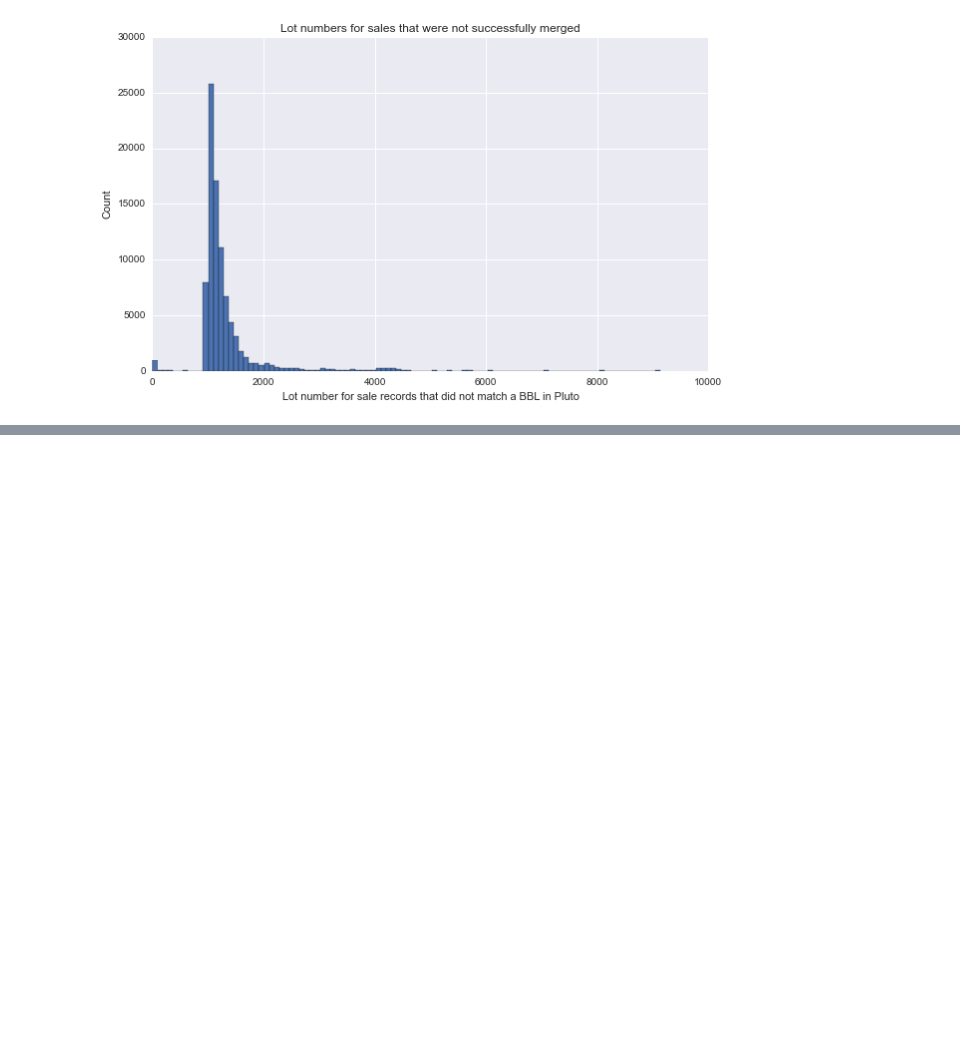
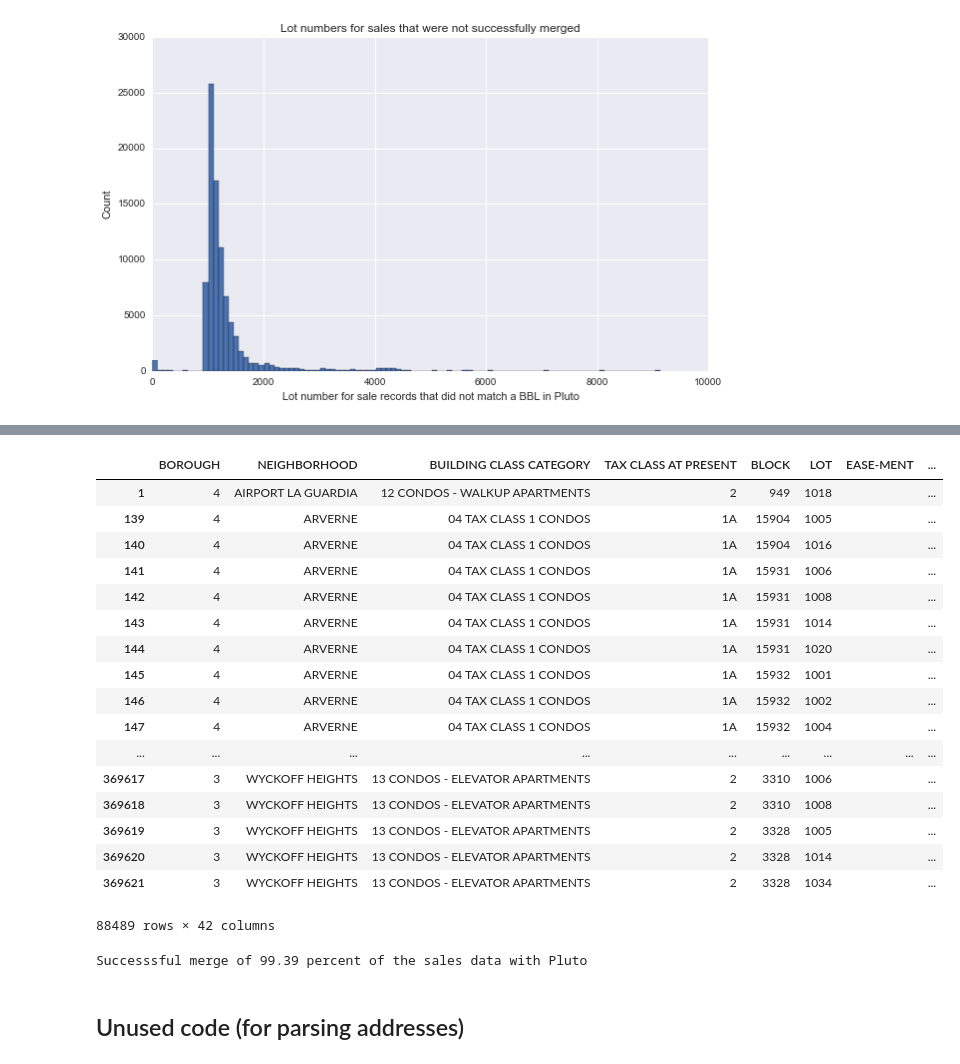
Before and after one commit to haonanz/DS-GA-1006-Project, a Jupyter notebook: data/merged_sales_pluto/Exploring_merge_of_pluto_and_sales.ipynb, the cells around one changed output, grey strips where cells are left out. Drawn from its saved outputs; the diff is of its cells as text; code cells hidden in the pictures; blank space fills up the shorter version.

Commit message:
Merge scripts for sales and pluto

```diff
--- a/data/merged_sales_pluto/Exploring_merge_of_pluto_and_sales.ipynb
+++ b/data/merged_sales_pluto/Exploring_merge_of_pluto_and_sales.ipynb
@@ -511,0 +244,3 @@ memory usage: 73.3+ MB
+# %%
+merge_on_billing_BBL = pd.merge(unmatched, condo_map, how='left', left_on=['BBL'], right_on=['unit_BBL'])
+merge_on_billing_BBL.info()
@@ -511,0 +265,3 @@ memory usage: 73.3+ MB
+# %%
+merged_with_pluto = pd.merge(merge_on_billing_BBL, pluto, how='left', left_on=['bill_BBL'], right_on=['BBL'])
+merged_with_pluto.info()
@@ -511,0 +288,4 @@ memory usage: 73.3+ MB
+# %%
+merged_with_pluto.drop(['unit_BBL','lo_BBL','bill_BBL'], axis=1, inplace=True)
+merged_with_pluto.rename(columns={'BBL_x': 'unit_BBL', 'BBL_y': 'Pluto_BBL'}, inplace=True)
+merged_with_pluto.info()
@@ -511,0 +310,24 @@ memory usage: 73.3+ MB
+# %%
+merged['Pluto_BBL'] = merged['BBL']
+merged.rename(columns={'BBL':'unit_BBL'}, inplace=True)
+# %%
+merged_with_pluto.set_index(merged.loc[merged['Block'].isnull(),:].index)
+# %% [output]
+|  | BOROUGH | NEIGHBORHOOD | BUILDING CLASS CATEGORY | TAX CLASS AT PRESENT | BLOCK | LOT | EASE-MENT | ... |
+| 1 | 4 | AIRPORT LA GUARDIA | 12 CONDOS - WALKUP APARTMENTS | 2 | 949 | 1018 |  | ... |
+| 139 | 4 | ARVERNE | 04 TAX CLASS 1 CONDOS | 1A | 15904 | 1005 |  | ... |
+| 140 | 4 | ARVERNE | 04 TAX CLASS 1 CONDOS | 1A | 15904 | 1016 |  | ... |
+| 141 | 4 | ARVERNE | 04 TAX CLASS 1 CONDOS | 1A | 15931 | 1006 |  | ... |
+| 142 | 4 | ARVERNE | 04 TAX CLASS 1 CONDOS | 1A | 15931 | 1008 |  | ... |
+| 143 | 4 | ARVERNE | 04 TAX CLASS 1 CONDOS | 1A | 15931 | 1014 |  | ... |
+| 144 | 4 | ARVERNE | 04 TAX CLASS 1 CONDOS | 1A | 15931 | 1020 |  | ... |
+| 145 | 4 | ARVERNE | 04 TAX CLASS 1 CONDOS | 1A | 15932 | 1001 |  | ... |
+| 146 | 4 | ARVERNE | 04 TAX CLASS 1 CONDOS | 1A | 15932 | 1002 |  | ... |
+| 147 | 4 | ARVERNE | 04 TAX CLASS 1 CONDOS | 1A | 15932 | 1004 |  | ... |
+| ... | ... | ... | ... | ... | ... | ... | ... | ... |
+| 369617 | 3 | WYCKOFF HEIGHTS | 13 CONDOS - ELEVATOR APARTMENTS | 2 | 3310 | 1006 |  | ... |
+| 369618 | 3 | WYCKOFF HEIGHTS | 13 CONDOS - ELEVATOR APARTMENTS | 2 | 3310 | 1008 |  | ... |
+| 369619 | 3 | WYCKOFF HEIGHTS | 13 CONDOS - ELEVATOR APARTMENTS | 2 | 3328 | 1005 |  | ... |
+| 369620 | 3 | WYCKOFF HEIGHTS | 13 CONDOS - ELEVATOR APARTMENTS | 2 | 3328 | 1014 |  | ... |
+| 369621 | 3 | WYCKOFF HEIGHTS | 13 CONDOS - ELEVATOR APARTMENTS | 2 | 3328 | 1034 |  | ... |
+88489 rows × 42 columns
@@ -512,3 +336,9 @@ memory usage: 73.3+ MB
+# %%
+print 'Successsful merge of %.2f percent of the sales data with Pluto' % ((1.0 -(num_sales - np.amin(merged.count().values))/ float(num_sales))*100)
+# %% [output]
+Successsful merge of 99.39 percent of the sales data with Pluto
+# %% [markdown]
+## Unused code (for parsing addresses)
 # %%
 def address_to_list(address):
     return filter(None, str(address).strip().split(' '))
```
Also changed, not shown: parts of 66 cells of this notebook, 5 other files.
